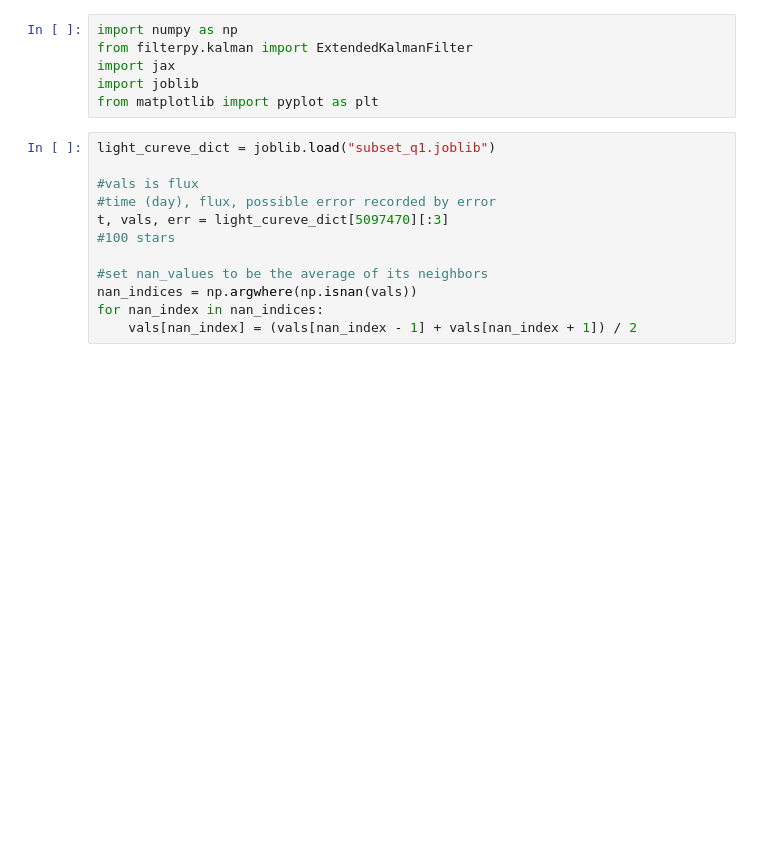
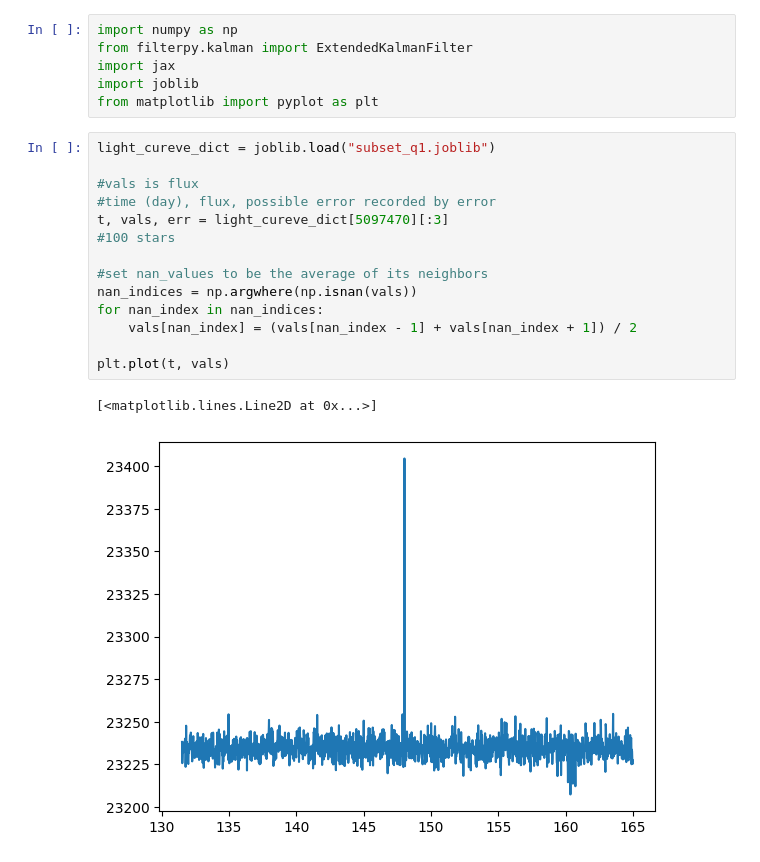
Before and after one commit to Jaredwinn77/ACME_VOL3_PLANET_FINDER, a Jupyter notebook: KalmanFilter.ipynb, the cells around one changed output. Saved outputs shown, nothing was run; the diff lists cells and outputs as text; blank space fills up the shorter version.

```diff
--- a/KalmanFilter.ipynb
+++ b/KalmanFilter.ipynb
@@ -7,15 +7,20 @@ from matplotlib import pyplot as plt
 # %%
 light_cureve_dict = joblib.load("subset_q1.joblib")
 
 #vals is flux
 #time (day), flux, possible error recorded by error
 t, vals, err = light_cureve_dict[5097470][:3]
 #100 stars
 
 #set nan_values to be the average of its neighbors
 nan_indices = np.argwhere(np.isnan(vals))
 for nan_index in nan_indices:
     vals[nan_index] = (vals[nan_index - 1] + vals[nan_index + 1]) / 2
+
+plt.plot(t, vals)
+# %% [output]
+[<matplotlib.lines.Line2D at 0x...>]
+[figure, added]
 # %%
 '''
 mu is the expected value of the flux of a given star
```
Also changed, not shown: parts of 3 cells of this notebook.
